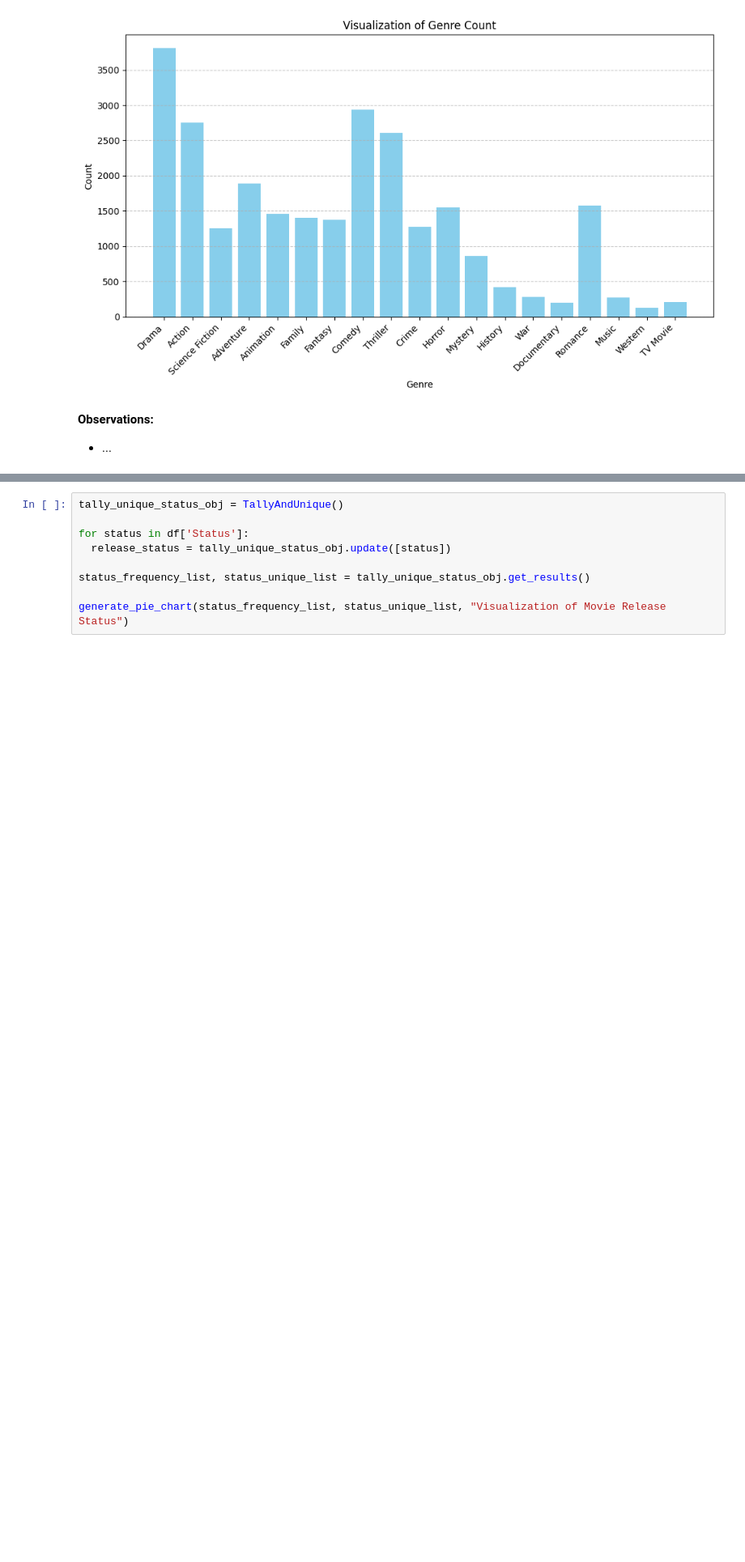
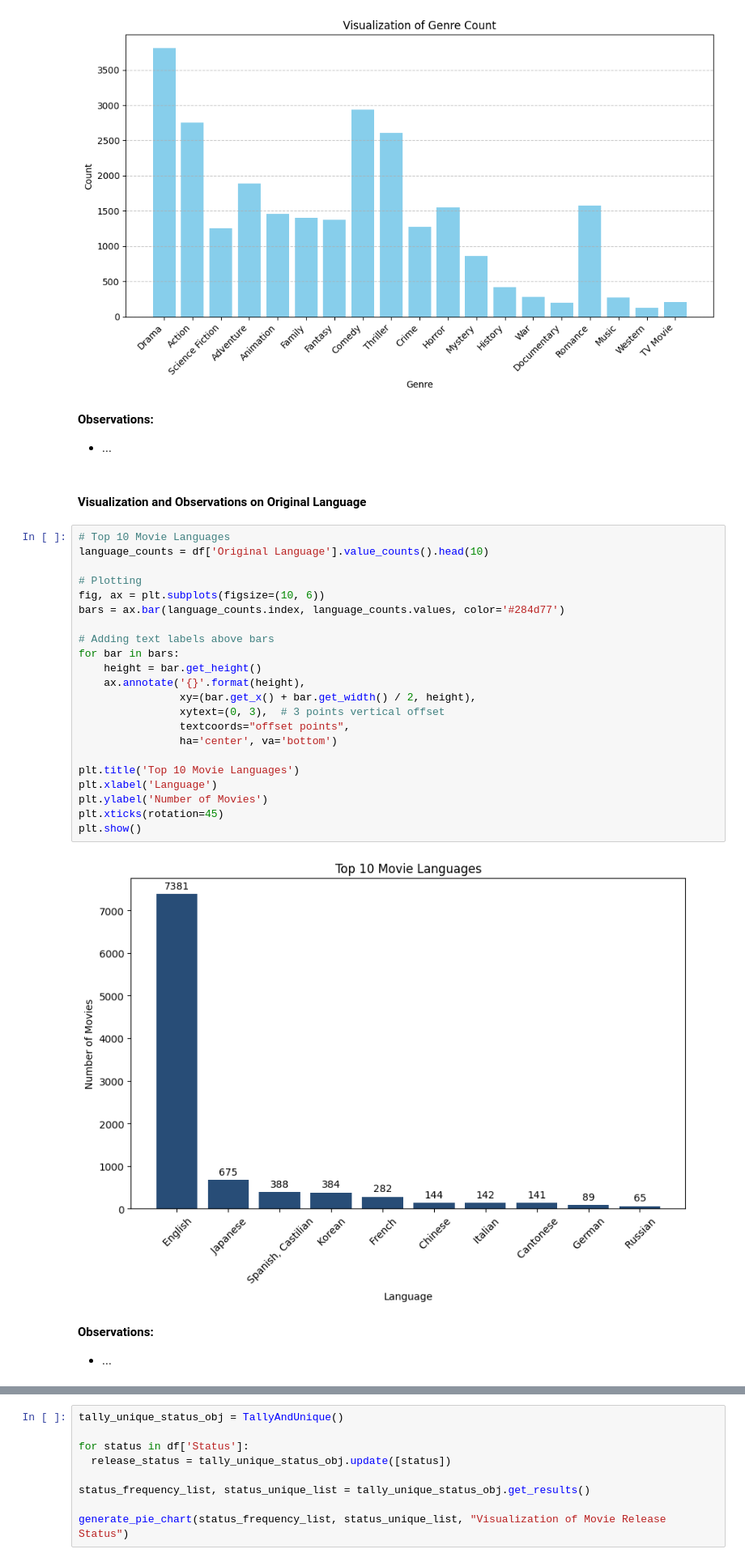
Before and after one commit to oigwe-frx/movie-database-analysis, a Jupyter notebook: Movie_Analysis.ipynb, the cells around one changed output, grey strips where cells are left out. Shown at 81% size. Drawn from its saved outputs; the diff is of its cells as text; blank space fills up the shorter version.

```diff
--- a/Movie_Analysis.ipynb
+++ b/Movie_Analysis.ipynb
@@ -822,4 +827,33 @@ generate_bar_plot(frequency_list, unique_list, "Visualization of Genre Count", "
 # %% [markdown]
 **Observations:**
 * ...
+# %% [markdown]
+#### **Visualization and Observations on Original Language**
+# %%
+# Top 10 Movie Languages
+language_counts = df['Original Language'].value_counts().head(10)
+
+# Plotting
+fig, ax = plt.subplots(figsize=(10, 6))
+bars = ax.bar(language_counts.index, language_counts.values, color='#284d77')
+
+# Adding text labels above bars
+for bar in bars:
+    height = bar.get_height()
+    ax.annotate('{}'.format(height),
+                xy=(bar.get_x() + bar.get_width() / 2, height),
+                xytext=(0, 3),  # 3 points vertical offset
+                textcoords="offset points",
+                ha='center', va='bottom')
+
+plt.title('Top 10 Movie Languages')
+plt.xlabel('Language')
+plt.ylabel('Number of Movies')
+plt.xticks(rotation=45)
+plt.show()
+# %% [output]
+[figure, added]
+# %% [markdown]
+**Observations:**
+* ...
 # %% [markdown]
```
Also changed, not shown: parts of 26 cells of this notebook.
